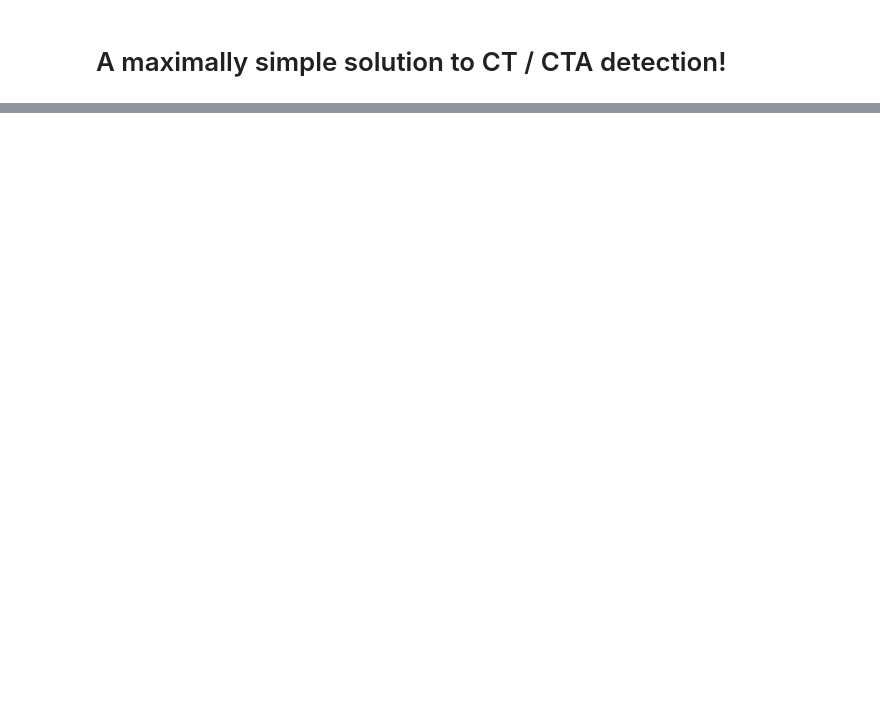
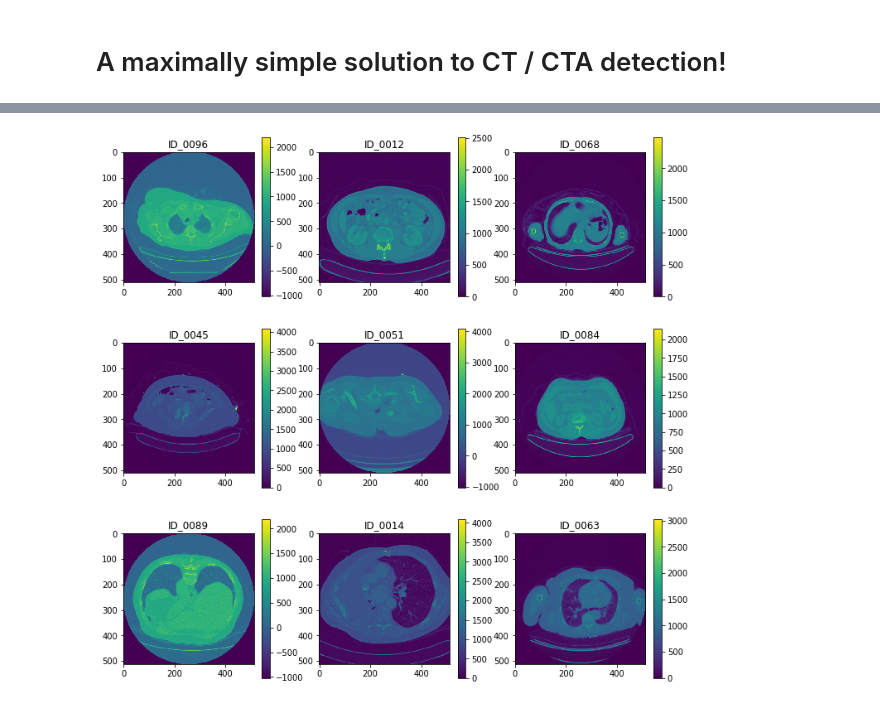
Before and after one commit to danielphil/kaggle_ctmi, a Jupyter notebook: kaggle_ctmi_simple.ipynb, the cells around one changed output, grey strips where cells are left out. Cells and saved outputs as stored; diff of their text form; code cells hidden in the pictures; blank space fills up the shorter version.

Commit message:
Created a Cohort class

```diff
--- a/kaggle_ctmi_simple.ipynb
+++ b/kaggle_ctmi_simple.ipynb
@@ -28,4 +11,0 @@ First few:
-# %%
-a_dicom_file = dicom_files[0]
-dcm = pydicom.dcmread(dicom_path + a_dicom_file)
-print(dcm)
@@ -50,10 +11,0 @@ print(dcm)
-# %%
-for ix, f in enumerate(dicom_files):
-    df = pydicom.dcmread(dicom_path + f)
-    pixels = df.pixel_array
-    padding = df.data_element('PixelPaddingValue').value if 'PixelPaddingValue' in df else -9999
-    slope = df.data_element('RescaleSlope').value
-    intercept = df.data_element('RescaleIntercept').value
-    mmpp_x, mmpp_y = df.data_element('PixelSpacing').value
-    print("%6d: %s (%6d, %6d) (%5.1f, %5.1f) (%5.2f, %5.2f)mm %6d"
-          % (ix, f[:7], np.min(pixels), np.max(pixels),slope, intercept, mmpp_x, mmpp_y, padding))
@@ -82,7 +12,2 @@ df.dir('slope')
-# %%
-for ix, f in enumerate(dicom_files):
-    df = pydicom.dcmread(dicom_path + f)
-    pixels = df.pixel_array
-    plt.imshow(pixels)
-    plt.title(f)
-    plt.show()
+# %%
+DICOM_PATH = 'data/dicom_dir/'
@@ -88,0 +110,14 @@ for ix, f in enumerate(dicom_files):
+# %%
+def show_images():
+    cohort = Cohort()
+    fig, axes = plt.subplots(nrows=3, ncols=3, figsize=(12,12))
+    for ix, ax in enumerate(axes.flat):   # Show just a selection
+        im = cohort.images[ix]
+        pltim = ax.imshow(im)
+        ax.set_title(cohort.ids[ix])
+        cbar=fig.colorbar(pltim, ax=ax)
+    plt.show()
+
+show_images()
+# %% [output]
+[figure, added]
```
Also changed, not shown: parts of 7 cells of this notebook, 1 other file.
